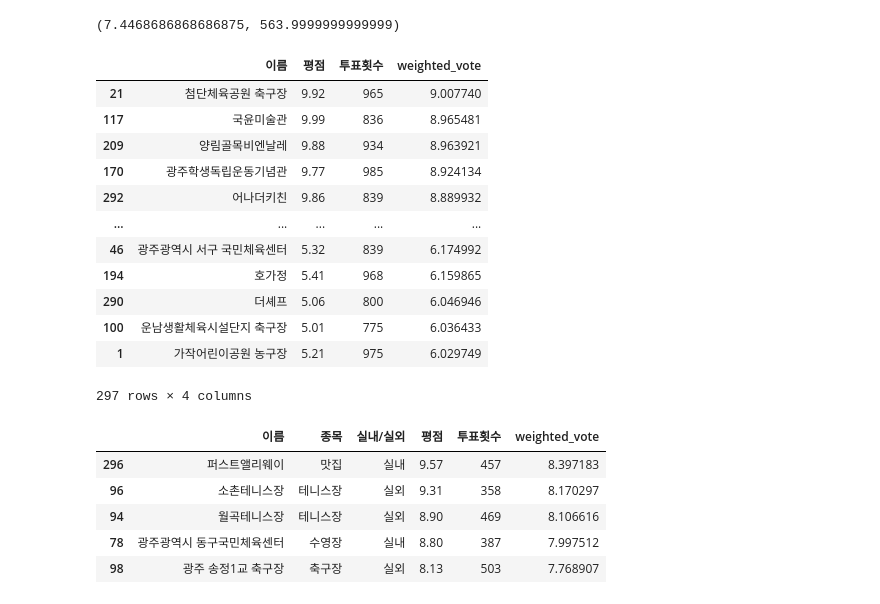
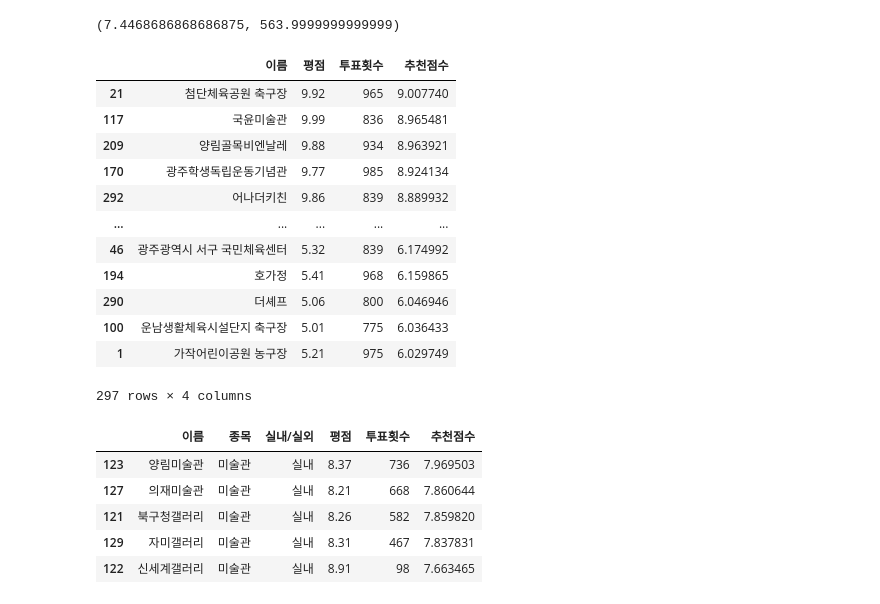
Before and after one commit to oocheol/Health_Find, a Jupyter notebook: Model.ipynb, the cells around one changed output. Cells and saved outputs as stored; diff of their text form; code cells hidden in the pictures.

```diff
--- a/Model.ipynb
+++ b/Model.ipynb
@@ -228,8 +228,8 @@ df_test[['이름', '평점', '투표횟수']].sort_values(
 | 100 | 운남생활체육시설단지 축구장 | 5.01 | 775 |
 297 rows × 3 columns
 # %%
-C = df_test['vote_average'].mean()
-m = df_test['vote_count'].quantile(0.6)
+C = df_test['평점'].mean()
+m = df_test['투표횟수'].quantile(0.6)
 C, m
 # %% [output]
 (7.4468686868686875, 563.9999999999999)
@@ -240,13 +240,13 @@ def weighted_vote_average(record):
   R = record['평점']
   return ( (v/(v+m)) * R ) + ( (m/(v+m)) * C )
 
-df_test['weighted_vote'] = df_test.apply(weighted_vote_average, axis=1)
+df_test['추천점수'] = df_test.apply(weighted_vote_average, axis=1)
 # %%
-# 새롭게 부여된 weighted_vote 평점이 높은 순으로 상위 10개의 영화
-df_test[['이름', '평점', '투표횟수', 'weighted_vote']].sort_values(
-    'weighted_vote', ascending=False)
+# 새롭게 부여된 가중치 평점이 높은 순으로 상위 10개의 시설
+df_test[['이름', '평점', '투표횟수', '추천점수']].sort_values(
+    '추천점수', ascending=False)
 # %% [output]
-|  | 이름 | 평점 | 투표횟수 | weighted_vote |
+|  | 이름 | 평점 | 투표횟수 | 추천점수 |
 | 21 | 첨단체육공원 축구장 | 9.92 | 965 | 9.007740 |
 | 117 | 국윤미술관 | 9.99 | 836 | 8.965481 |
 | 209 | 양림골목비엔날레 | 9.88 | 934 | 8.963921 |
@@ -260,25 +260,25 @@ df_test[['이름', '평점', '투표횟수', 'weighted_vote']].sort_values(
 | 1 | 가작어린이공원 농구장 | 5.21 | 975 | 6.029749 |
 297 rows × 4 columns
 # %%
-# 새롭게 정의된 평점 기준에 따라 기존 find_sim_movie 함수를 변경
-def find_sim_movie(df_test, sorted_ind, title_name, top_n=5):
-  title_movie = df_test[df_test['이름'] == title_name]
-  title_index = title_movie.index.values
+# 새롭게 정의된 평점 기준에 따라 기존 find_sim_exp 함수를 변경
+def find_sim_exp(df_test, sorted_ind, title_name, top_n=5):
+  title_exp = df_test[df_test['이름'] == title_name]
+  title_index = title_exp.index.values
 
   sim_index = sorted_ind[title_index, :top_n*3]
   sim_index = sim_index.reshape(-1)
 
   sim_index = sim_index[sim_index != title_index]
 
   return df_test.iloc[sim_index].sort_values(
-    'weighted_vote', ascending=False)[:top_n]
+    '추천점수', ascending=False)[:top_n]
 
-sim_movies = find_sim_movie(df_test, genre_sim_sorted_ind, '우산수영장')
-sim_movies[['이름', '종목', '실내/실외', '평점', '투표횟수', 'weighted_vote']]
+sim_exp = find_sim_exp(df_test, genre_sim_sorted_ind, '일곡갤러리')
+sim_exp[['이름', '종목', '실내/실외', '평점', '투표횟수', '추천점수']]
 # %% [output]
-|  | 이름 | 종목 | 실내/실외 | 평점 | 투표횟수 | weighted_vote |
-| 296 | 퍼스트앨리웨이 | 맛집 | 실내 | 9.57 | 457 | 8.397183 |
-| 96 | 소촌테니스장 | 테니스장 | 실외 | 9.31 | 358 | 8.170297 |
-| 94 | 월곡테니스장 | 테니스장 | 실외 | 8.90 | 469 | 8.106616 |
-| 78 | 광주광역시 동구국민체육센터 | 수영장 | 실내 | 8.80 | 387 | 7.997512 |
-| 98 | 광주 송정1교 축구장 | 축구장 | 실외 | 8.13 | 503 | 7.768907 |
+|  | 이름 | 종목 | 실내/실외 | 평점 | 투표횟수 | 추천점수 |
+| 123 | 양림미술관 | 미술관 | 실내 | 8.37 | 736 | 7.969503 |
+| 127 | 의재미술관 | 미술관 | 실내 | 8.21 | 668 | 7.860644 |
+| 121 | 북구청갤러리 | 미술관 | 실내 | 8.26 | 582 | 7.859820 |
+| 129 | 자미갤러리 | 미술관 | 실내 | 8.31 | 467 | 7.837831 |
+| 122 | 신세계갤러리 | 미술관 | 실내 | 8.91 | 98 | 7.663465 |
```
Also changed, not shown: parts of 3 cells of this notebook.
